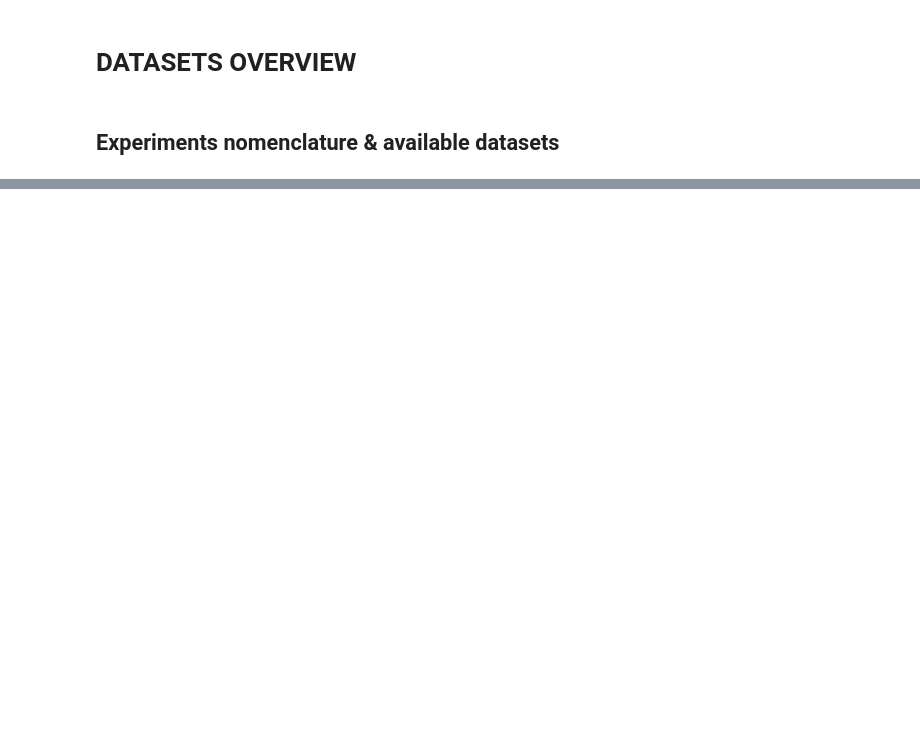
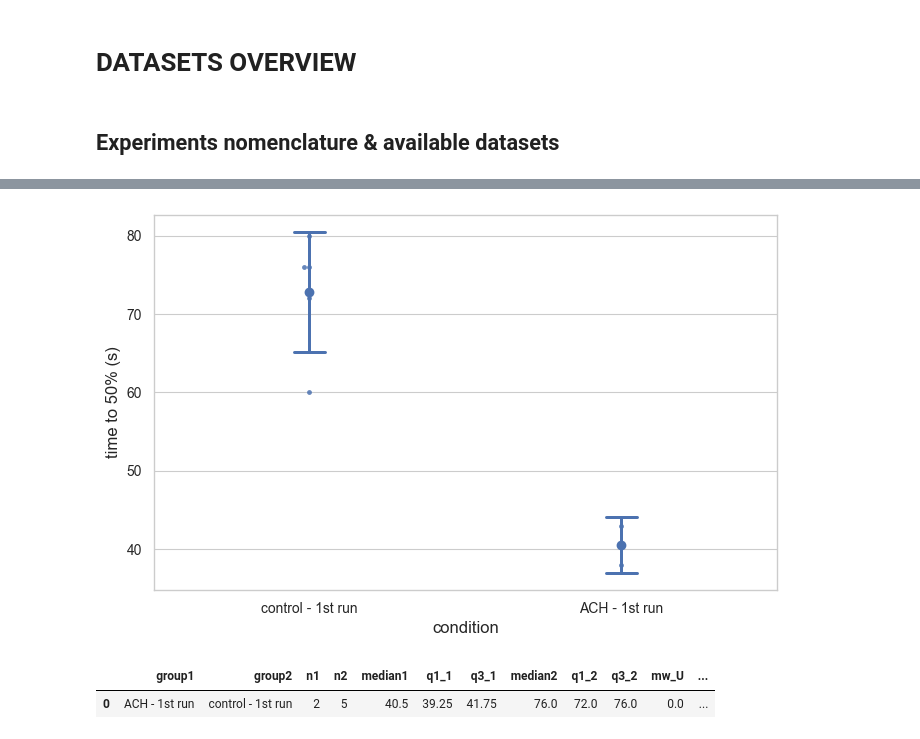
Before and after one commit to hamelmateo/CHIARA---Calcium-Heterogeneous-Intercellular-Activity-Robust-Analysis, a Jupyter notebook: notebooks/datasets_overview.ipynb, the cells around one changed output, grey strips where cells are left out. Cells and saved outputs as stored; diff of their text form; code cells hidden in the pictures; blank space fills up the shorter version.

```diff
--- a/notebooks/datasets_overview.ipynb
+++ b/notebooks/datasets_overview.ipynb
@@ -690,0 +254,27 @@ Passing `palette` without assigning `hue` is deprecated and will be removed in v
+# %%
+ach_dataset_high = experiments[(experiments["condition"]=="ACH - 1st run") & (experiments["time"] == "-300s" ) & (experiments["concentration"] == "10uM")&(experiments["Dataset cell density"] > 800 )]
+
+ach_global_events = events[(events["Event type"]=="GlobalEvent") & (events["condition"]=="ACH - 1st run")& (events["time"] == "-300s") & (events["concentration"] == "10uM")& (events["Dataset cell density"] > 800 )]
+control_global_events = events[(events["Event type"]=="GlobalEvent") & (events["condition"]=="control - 1st run")& (events["Dataset cell density"] > 900 )]
+
+ach_global_events_id_1 = ach_global_events[ach_global_events["Event ID"] == 1]
+control_global_events_id_1 = control_global_events[control_global_events["Event ID"] == 1]
+
+global_events = pd.concat([control_global_events_id_1, ach_global_events_id_1])
+
+plot_points_mean_std(
+    df=global_events,
+    x="condition",
+    y="Time to 50% (s)",
+    ylabel="time to 50% (s)",
+    save_svg_path="C:/Users/poseidon/OneDrive/Documents/01_ETHZ/Master_Degree/Spring_Semester_2025/Master_Thesis/Report/Figures/Chapter_3/figure_3_16/mean_std.svg"
+)
+
+wilcoxon_pairs(global_events,
+               group_col="condition",
+               value_col="Time to 50% (s)",
+               n_boot_ci=1000,
+               alpha=0.05,
+               print_results=False
+               )
+# %% [output]
@@ -690,0 +283,3 @@ Passing `palette` without assigning `hue` is deprecated and will be removed in v
+[figure, added]
+|  | group1 | group2 | n1 | n2 | median1 | q1_1 | q3_1 | median2 | q1_2 | q3_2 | mw_U | ... |
+| 0 | ACH - 1st run | control - 1st run | 2 | 5 | 40.5 | 39.25 | 41.75 | 76.0 | 72.0 | 76.0 | 0.0 | ... |
```
Also changed, not shown: parts of 33 cells of this notebook, 17 other files.
